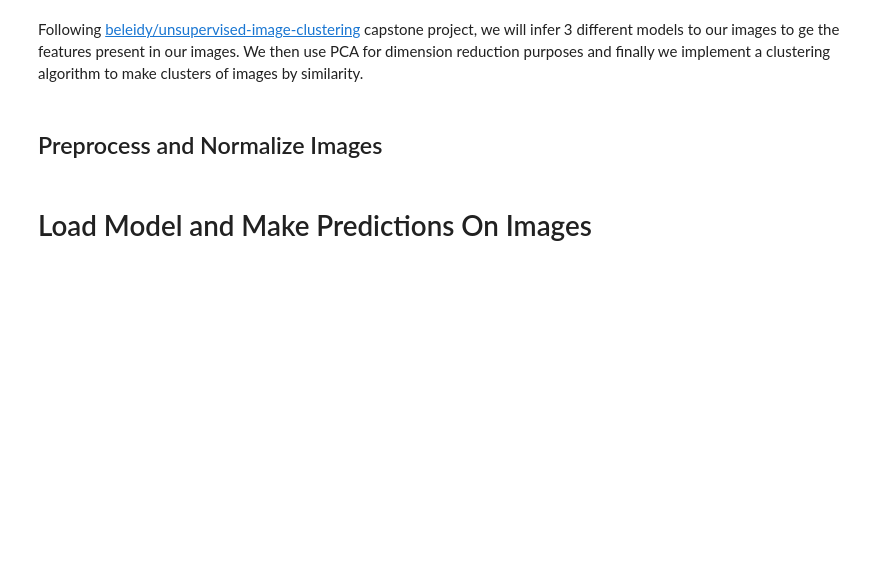
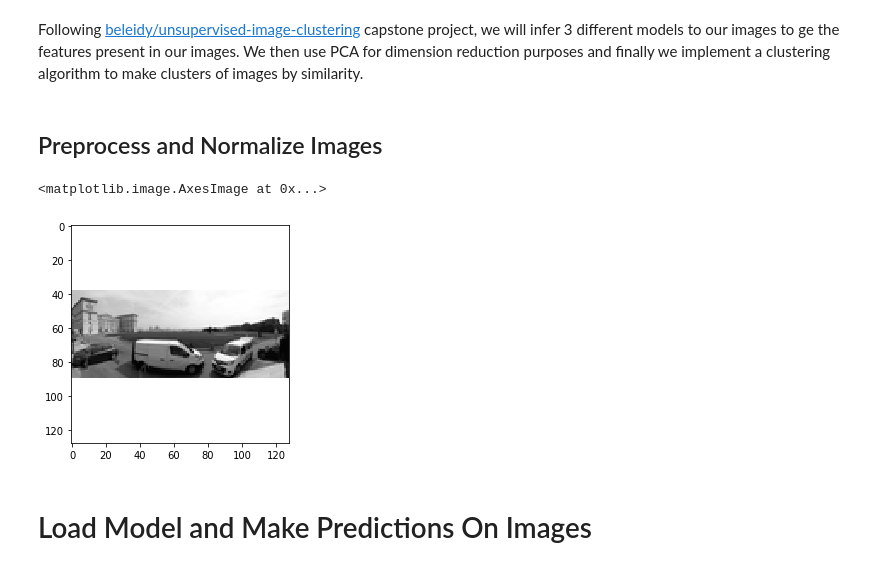
Before and after one commit to rapaperro88/Image-Classification-Unsupervised, a Jupyter notebook: Preprocessing_Classification.ipynb, the cells around one changed output. Drawn from its saved outputs; the diff is of its cells as text; code cells hidden in the pictures; blank space fills up the shorter version.

```diff
--- a/Preprocessing_Classification.ipynb
+++ b/Preprocessing_Classification.ipynb
@@ -61,7 +107,34 @@ def resize_image(src_image, size=(128,128), bg_color="white"):
     # return the resized image
     return new_image
 # %%
-def load_images(src_folder, size=(128,128)):
+def load_and_preprocess_image(path_to_image, size, grey=True):
+        # open
+        img = Image.open(path_to_image)
+
+        # straighten out :
+        img = image_transpose_exif(img)
+
+        if grey :
+            img = img.convert('L')
+
+        arr = np.array(img)
+
+        # Padding with mean of color calculated on the image
+#         r = int(np.floor(np.mean(arr[:,:,0])))
+#         g = int(np.floor(np.mean(arr[:,:,1])))
+#         b = int(np.floor(np.mean(arr[:,:,2])))
+#         img = resize_image(img, size, bg_color=(r,g,b))
+
+        img = resize_image(img, size)
+
+        # Convert to numpy arrays
+        img = np.array(img, dtype=np.float32)
+
+        # Normalise the images
+        img /= 255
+        return img
+
+def compile_images(src_folder, size=(128,128)):
 
     # loop through the images
     # Load .jpg only
@@ -72,22 +145,19 @@ def load_images(src_folder, size=(128,128)):
 
     for file in filenames:
         imgFile = os.path.join(src_folder, file)
-        # open & resize
-        img = Image.open(imgFile)
-        img = resize_image(img, size, bg_color="white")
-
-        # Convert to numpy arrays
-        img = np.array(img, dtype=np.float32)
-
-        # Normalise the images
-        img /= 255
+        img = load_and_preprocess_image(imgFile, size)
 
         # Now we add it to our array
         images.append(img)
 
     return np.array(images, dtype=np.float32)
 # %%
-images = load_images(src_folder)
+images = compile_images(src_folder)
+# %%
+plt.imshow(images[6])
+# %% [output]
+<matplotlib.image.AxesImage at 0x...>
+[figure, added]
 # %% [markdown]
 # Load Model and Make Predictions On Images
 # %% [raw]
```
Also changed, not shown: parts of 17 cells of this notebook, 1 other file.
